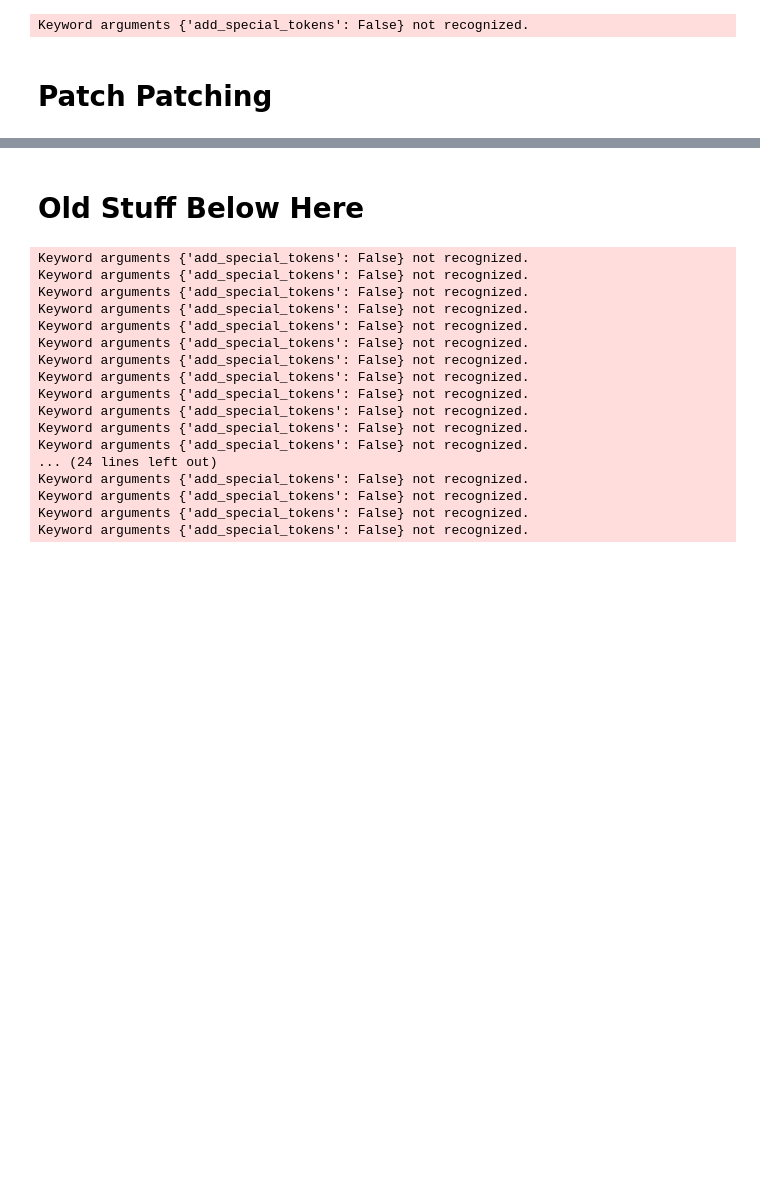
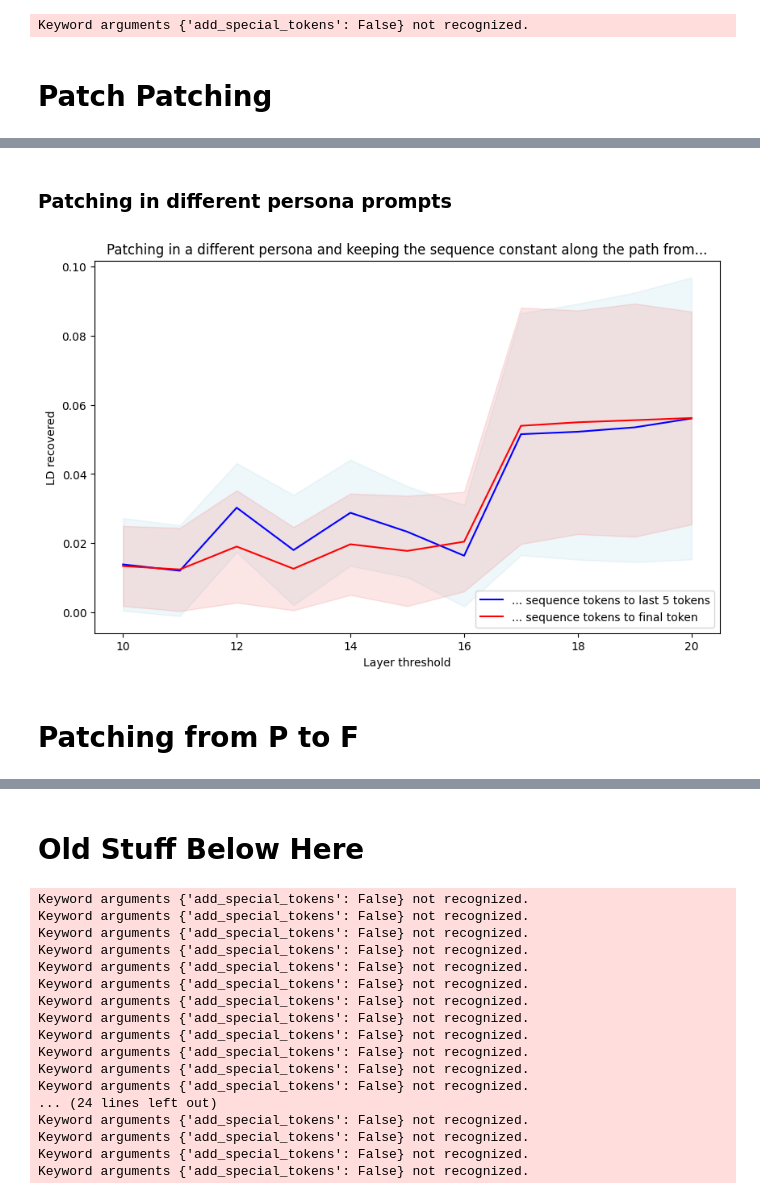
Before and after one commit to abhay-sheshadri/quirky_interp, a Jupyter notebook: coarse_grained_patching.ipynb, the cells around one changed output, grey strips where cells are left out. Drawn from its saved outputs; the diff is of its cells as text; code cells hidden in the pictures; blank space fills up the shorter version.

```diff
--- a/coarse_grained_patching.ipynb
+++ b/coarse_grained_patching.ipynb
@@ -324,0 +349,2 @@ Keyword arguments {'add_special_tokens': False} not recognized.
+# %% [markdown]
+### Patching in different persona prompts
@@ -324,0 +379,44 @@ Keyword arguments {'add_special_tokens': False} not recognized.
+# %%
+model.reset_hooks()
+p_patching_ld_recovered_mean_by_layer_last_pos = []
+p_patching_ld_recovered_std_by_layer_last_pos = []
+p_patching_ld_recovered_by_layer_last_pos = []
+
+for layers_below_t in tqdm(thresholds_to_investigate):
+    _, lds_recovered = path_patching_personas_from_s_before_t_to_f_before_t(
+        model,
+        personas["lenient"],
+        personas["harsh"],
+        sequences[:20],
+        layers_below_t,
+        recevier_position_offset=1
+    )
+    lds_recovered.append(ld_recovered_seq_patch)
+
+    ld_recovered_mean = np.mean(lds_recovered)
+    ld_recovered_std = np.std(lds_recovered)
+    p_patching_ld_recovered_mean_by_layer_last_pos.append(ld_recovered_mean)
+    p_patching_ld_recovered_std_by_layer_last_pos.append(ld_recovered_std)
+    p_patching_ld_recovered_by_layer_last_pos.append(lds_recovered)
+# %%
+import matplotlib.pyplot as plt
+
+plt.figure(figsize=(10, 6))  # Increase the figure size
+
+plt.title("Patching in a different persona and keeping the sequence constant along the path from...")
+plt.plot(thresholds_to_investigate, p_patching_ld_recovered_mean_by_layer, color='blue', label="... sequence tokens to last 5 tokens")
+plt.fill_between(thresholds_to_investigate, np.array(p_patching_ld_recovered_mean_by_layer) - np.array(p_patching_ld_recovered_std_by_layer), np.array(p_patching_ld_recovered_mean_by_layer) + np.array(p_patching_ld_recovered_std_by_layer), color='lightblue', alpha=0.2)
+plt.plot(thresholds_to_investigate, p_patching_ld_recovered_mean_by_layer_last_pos, color='red', label="... sequence tokens to final token")
+plt.fill_between(thresholds_to_investigate, np.array(p_patching_ld_recovered_mean_by_layer_last_pos) - np.array(p_patching_ld_recovered_std_by_layer_last_pos), np.array(p_patching_ld_recovered_mean_by_layer_last_pos) + np.array(p_patching_ld_recovered_std_by_layer_last_pos), color='lightcoral', alpha=0.2)
+
+plt.xlabel('Layer threshold')
+plt.ylabel('LD recovered')
+
+# Move the legend to the bottom left
+plt.legend(loc='lower right')
+
+plt.show()
+# %% [output]
+[figure, added]
+# %% [markdown]
+# Patching from P to F
```
Also changed, not shown: parts of 28 cells of this notebook.
